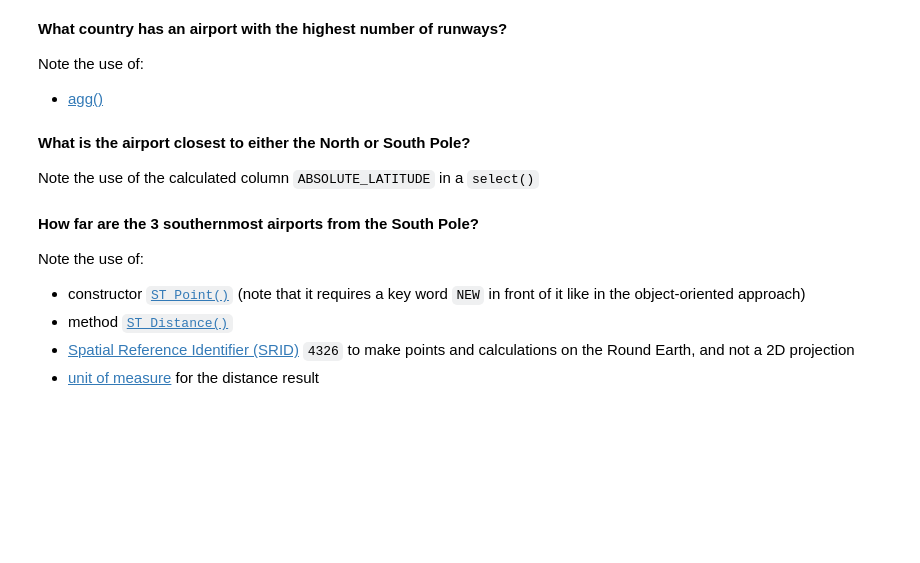
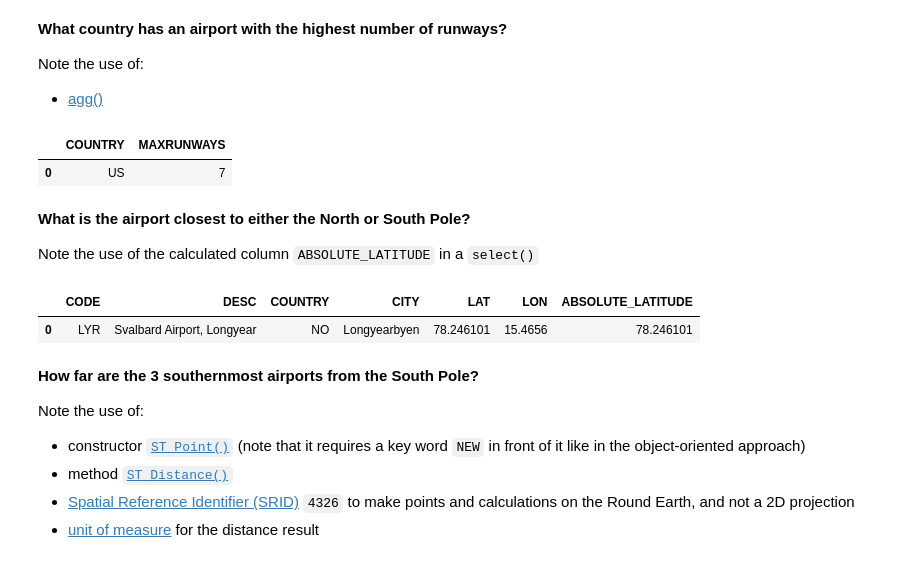
Before and after one commit to SaiNithesh/sap-community-developer-june-challenge-hana-multimodel, a Jupyter notebook: notebooks/challenges/week4_1_import_queries.ipynb, the cells around one changed output. Drawn from its saved outputs; the diff is of its cells as text; code cells hidden in the pictures; blank space fills up the shorter version.

```diff
--- a/notebooks/challenges/week4_1_import_queries.ipynb
+++ b/notebooks/challenges/week4_1_import_queries.ipynb
@@ -119,9 +217,12 @@ Note the use of:
         agg_list=[("max", "RUNWAYS", "MAXRUNWAYS")],
         group_by="COUNTRY"
     )
-    .sort(MAXRUNWAYS, desc=True)
+    .sort("MAXRUNWAYS", desc=True)
     .head().collect()
 )
+# %% [output]
+|  | COUNTRY | MAXRUNWAYS |
+| 0 | US | 7 |
 # %% [markdown]
 **What is the airport closest to either the North or South Pole?**
 
@@ -129,13 +230,16 @@ Note the use of the calculated column `ABSOLUTE_LATITUDE` in a `select()`
 # %%
 (
     hdf_ports
     .select(
         "CODE", "DESC", "COUNTRY", "CITY", "LAT", "LON",
         ('ABS("LAT")', "ABSOLUTE_LATITUDE")
     )
-    .sort("ABSOLUTE_ATITUDE", desc=True).head()
+    .sort("ABSOLUTE_LATITUDE", desc=True).head()
     .collect()
 )
+# %% [output]
+|  | CODE | DESC | COUNTRY | CITY | LAT | LON | ABSOLUTE_LATITUDE |
+| 0 | LYR | Svalbard Airport, Longyear | NO | Longyearbyen | 78.246101 | 15.4656 | 78.246101 |
 # %% [markdown]
 **How far are the 3 southernmost airports from the South Pole?**
 
```
Also changed, not shown: parts of 23 cells of this notebook, 1 other file.
